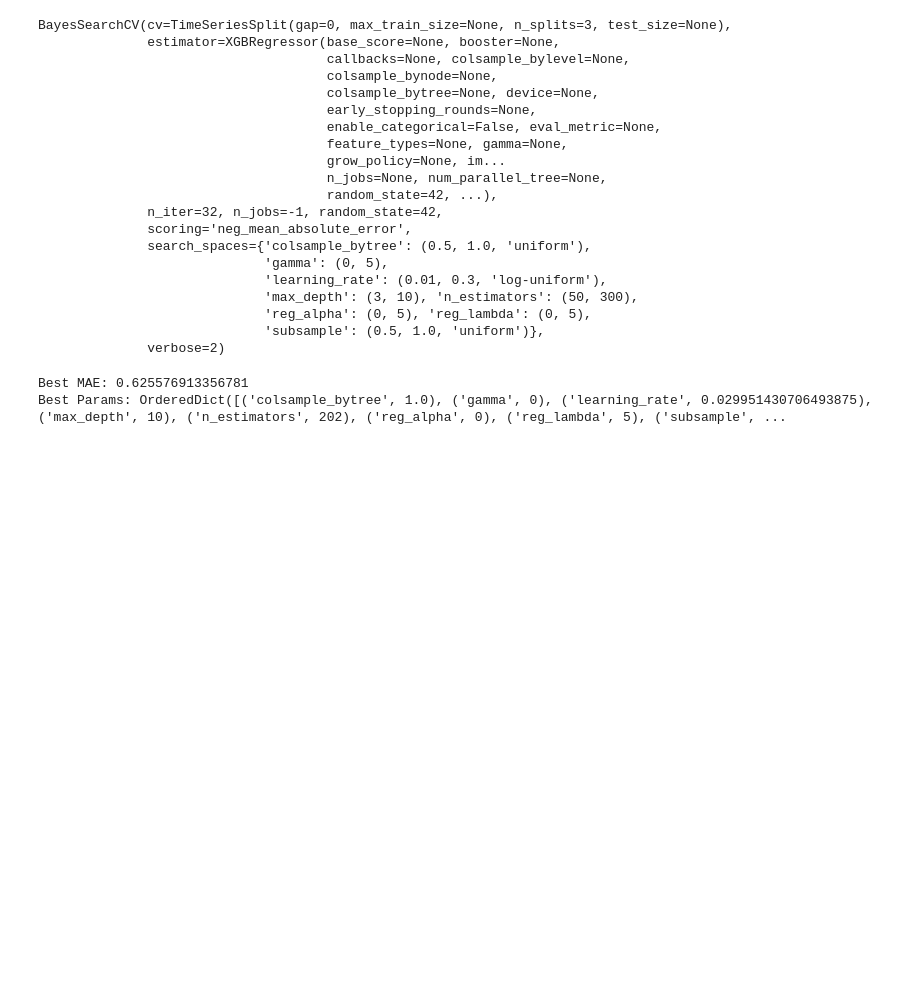
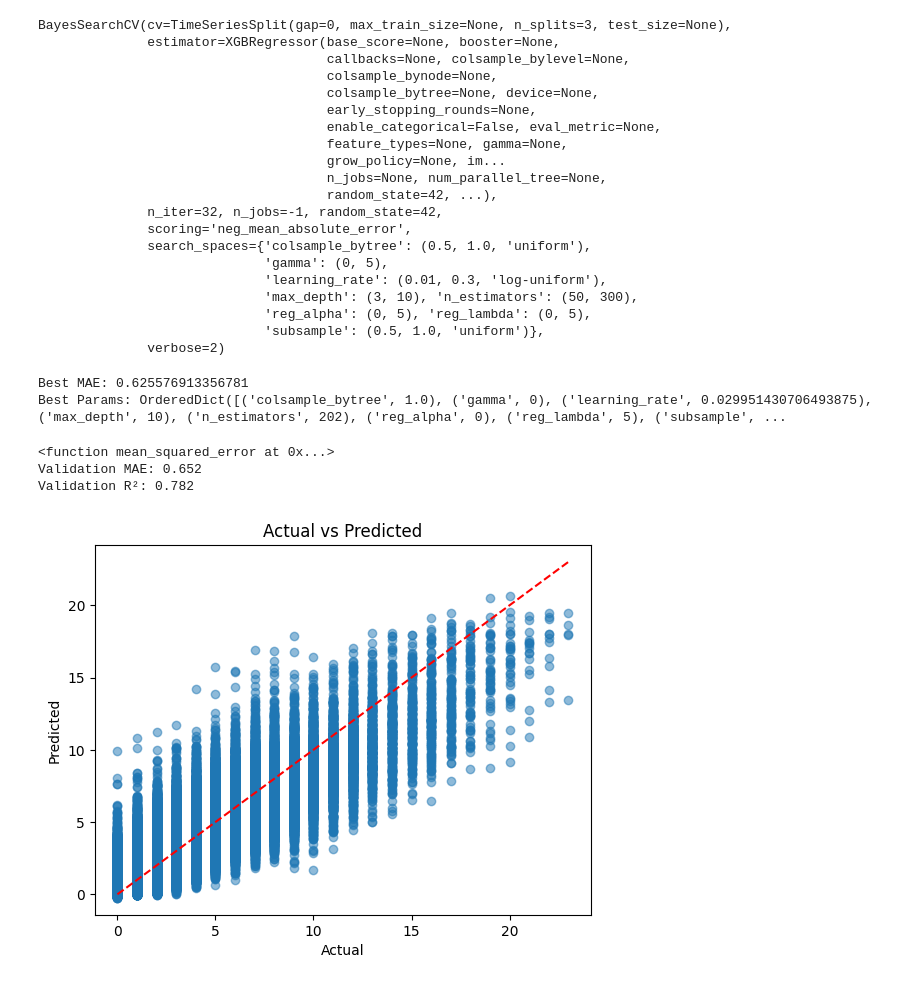
Before and after one commit to telmacarvalho/cases, a Jupyter notebook: case_bees.ipynb, the cells around one changed output. Drawn from its saved outputs; the diff is of its cells as text; code cells hidden in the pictures; blank space fills up the shorter version.

```diff
--- a/case_bees.ipynb
+++ b/case_bees.ipynb
@@ -1762,3 +1752,28 @@ print("Best Params:", opt.best_params_)
 # %% [output]
 Best MAE: 0.625576913356781
 Best Params: OrderedDict([('colsample_bytree', 1.0), ('gamma', 0), ('learning_rate', 0.029951430706493875), ('max_depth', 10), ('n_estimators', 202), ('reg_alpha', 0), ('reg_lambda', 5), ('subsample', ...
+# %%
+best_model = opt.best_estimator_
+y_pred = best_model.predict(X_val)
+mae = mean_absolute_error(y_val, y_pred)
+print(mean_squared_error)
+# rmse = mean_squared_error(y_val, y_pred, squared=False)
+r2 = r2_score(y_val, y_pred)
+
+print(f'Validation MAE: {mae:.3f}')
+# print(f'Validation RMSE: {rmse:.3f}')
+print(f'Validation R²: {r2:.3f}')
+# %% [output]
+<function mean_squared_error at 0x...>
+Validation MAE: 0.652
+Validation R²: 0.782
+# %%
+# Plot predicted vs actual:
+plt.scatter(y_val, y_pred, alpha=0.5)
+plt.plot([y_val.min(), y_val.max()], [y_val.min(), y_val.max()], 'r--')
+plt.xlabel('Actual')
+plt.ylabel('Predicted')
+plt.title('Actual vs Predicted')
+plt.show()
+# %% [output]
+[figure, added]
```
Also changed, not shown: parts of 26 cells of this notebook.
